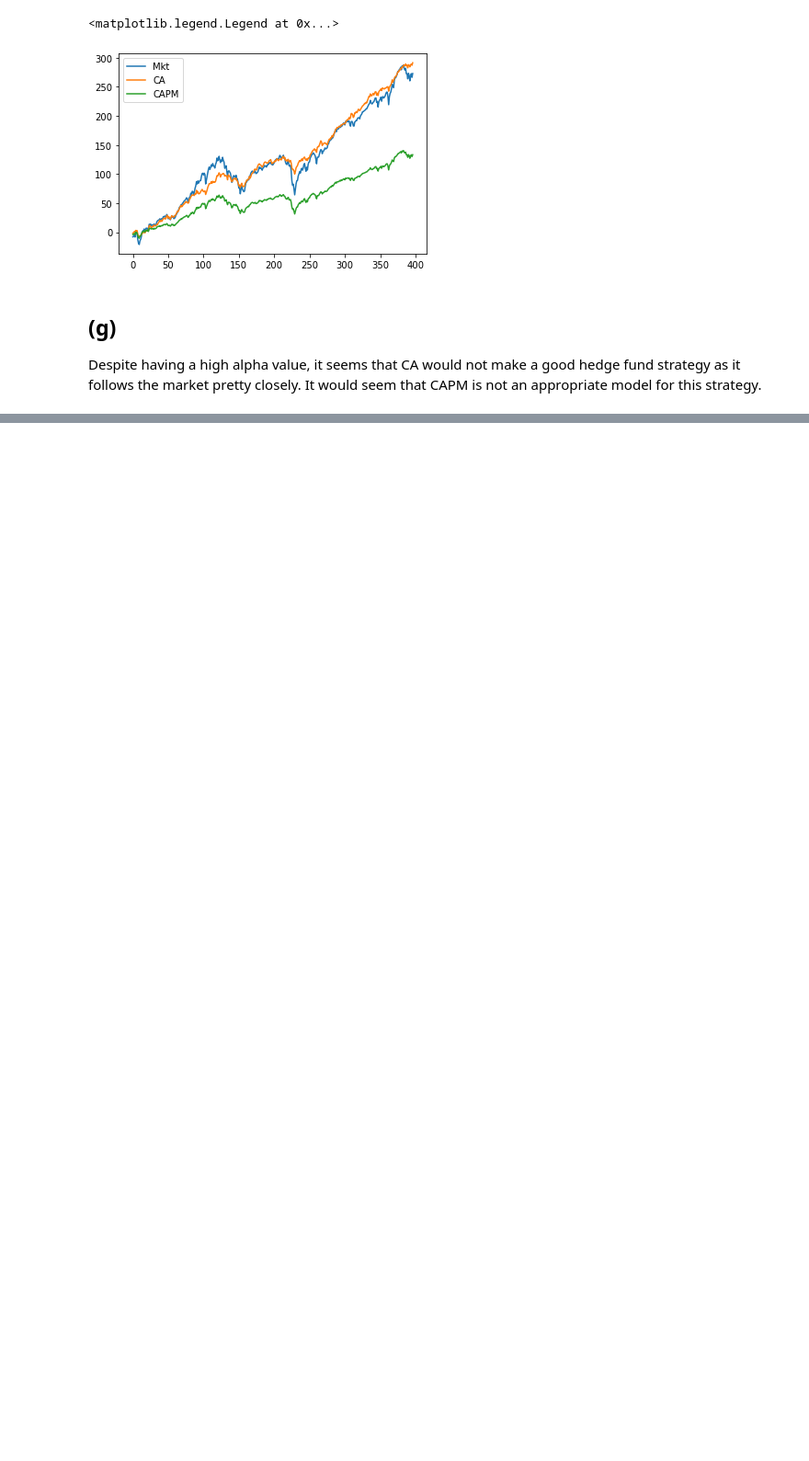
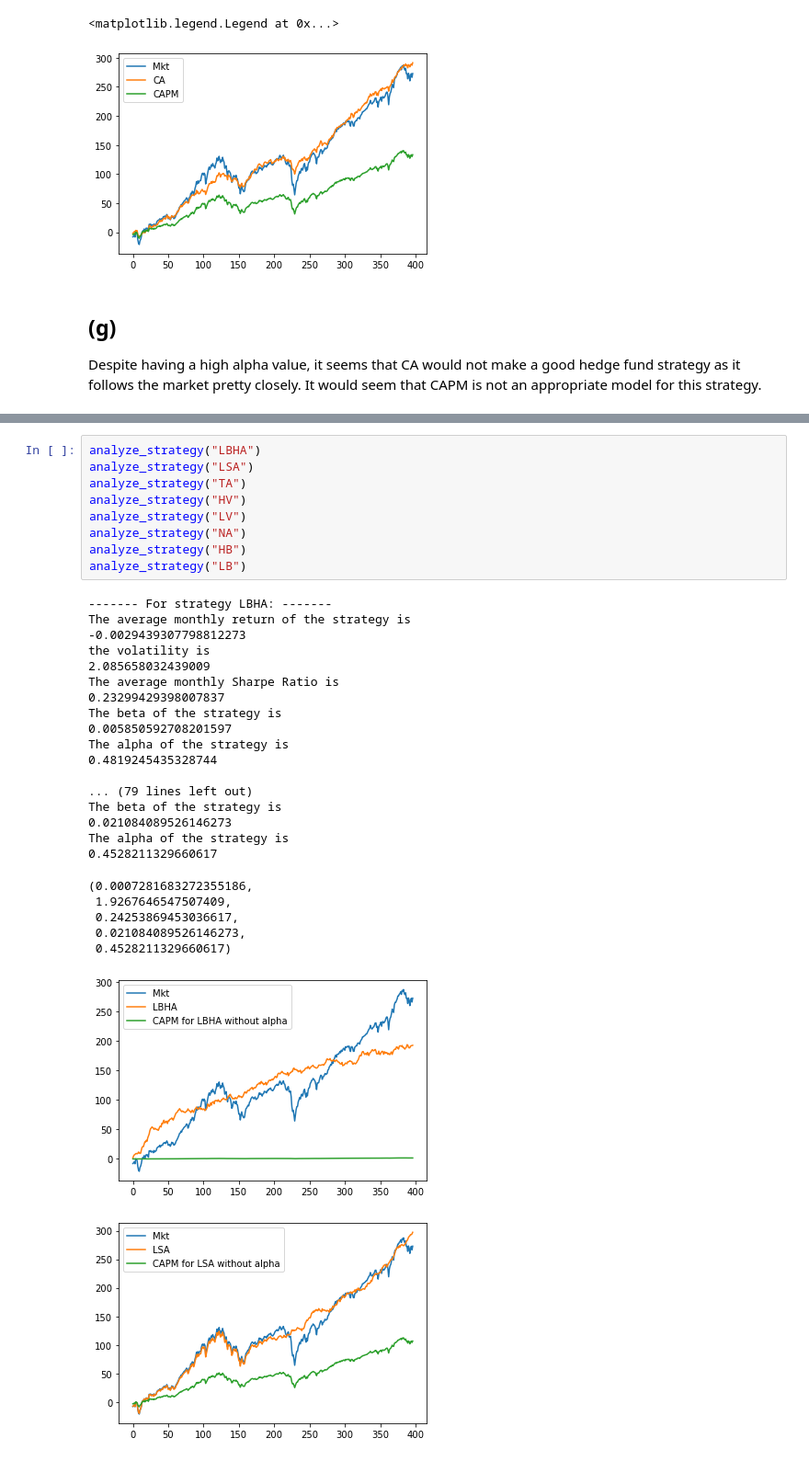
Before and after one commit to jonathoneco/bem114, a Jupyter notebook: Problem Set 1/ps1.ipynb, the cells around one changed output, grey strips where cells are left out. Shown: that part at 92% size. Cells and saved outputs as stored; diff of their text form; blank space fills up the shorter version.

```diff
--- a/Problem Set 1/ps1.ipynb
+++ b/Problem Set 1/ps1.ipynb
@@ -92,0 +159,34 @@ Despite having a high alpha value, it seems that CA would not make a good hedge
+# %%
+analyze_strategy("LBHA")
+analyze_strategy("LSA")
+analyze_strategy("TA")
+analyze_strategy("HV")
+analyze_strategy("LV")
+analyze_strategy("NA")
+analyze_strategy("HB")
+analyze_strategy("LB")
+# %% [output]
+------- For strategy LBHA: -------
+The average monthly return of the strategy is
+-0.0029439307798812273
+the volatility is
+2.085658032439009
+The average monthly Sharpe Ratio is
+0.23299429398007837
+The beta of the strategy is
+0.005850592708201597
+The alpha of the strategy is
+0.4819245435328744
+
+... (79 lines left out)
+The beta of the strategy is
+0.021084089526146273
+The alpha of the strategy is
+0.4528211329660617
+(0.0007281683272355186,
+ 1.9267646547507409,
+ 0.24253869453036617,
+ 0.021084089526146273,
+ 0.4528211329660617)
+[figure, added]
+[figure, added]
```
Also changed, not shown: parts of 8 cells of this notebook, 1 other file.
